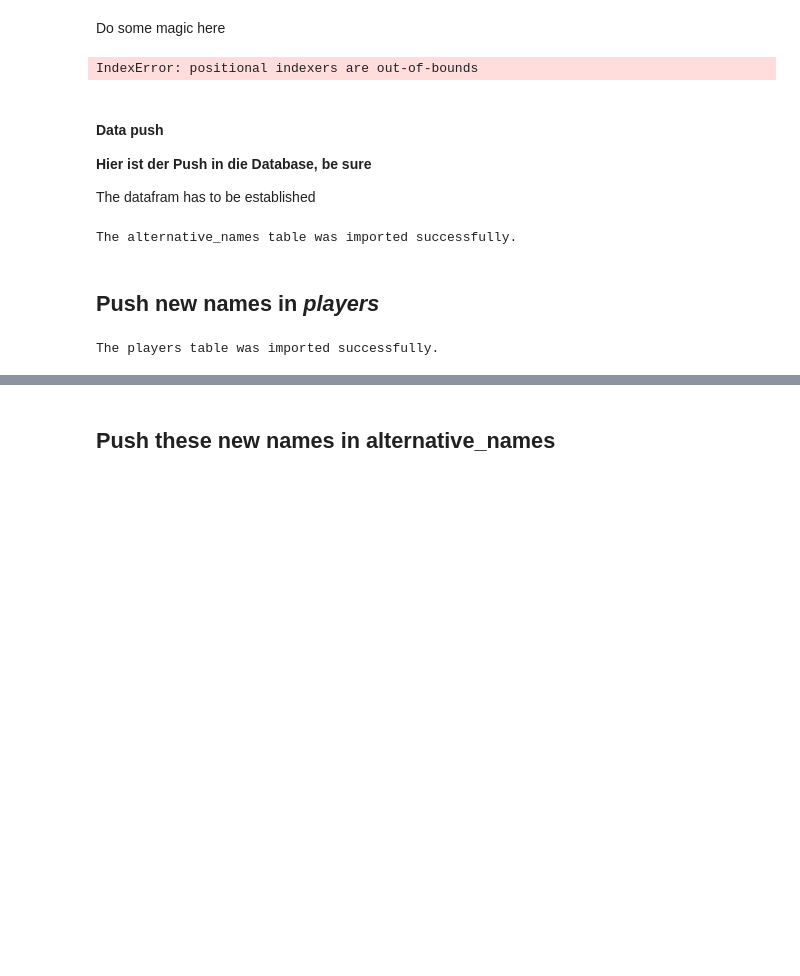
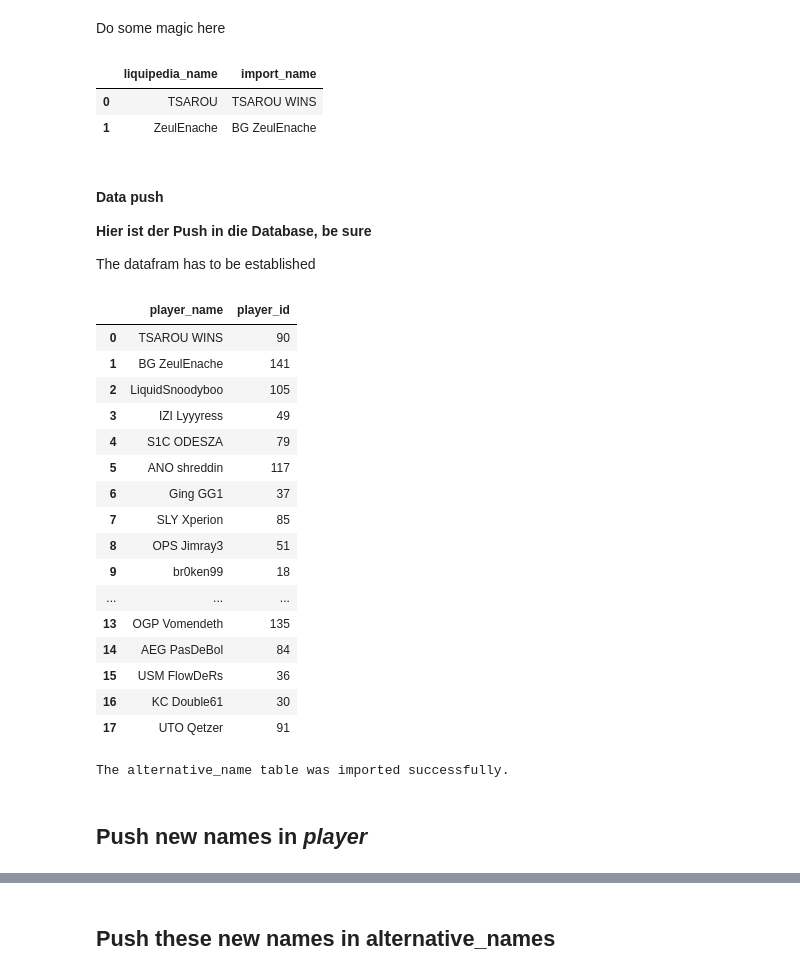
Before and after one commit to Numb2r3/tft_Tables, a Jupyter notebook: files_manipulation/player_list.ipynb, the cells around one changed output, grey strips where cells are left out. Saved outputs shown, nothing was run; the diff lists cells and outputs as text; code cells hidden in the pictures; blank space fills up the shorter version.

```diff
--- a/files_manipulation/player_list.ipynb
+++ b/files_manipulation/player_list.ipynb
@@ -118,11 +145,13 @@ df_similar_names
 # %% [markdown]
 Do some magic here
 # %%
-df_similar_names = df_similar_names.iloc[[0,1]]
+df_similar_name = df_similar_name.iloc[[0,1]]
 
-df_similar_names
+df_similar_name
 # %% [output]
-IndexError: positional indexers are out-of-bounds
+|  | liquipedia_name | import_name |
+| 0 | TSAROU | TSAROU WINS |
+| 1 | ZeulEnache | BG ZeulEnache |
 # %% [markdown]
 #### Data push
 **Hier ist der Push in die Database, be sure**
@@ -130,14 +159,31 @@ IndexError: positional indexers are out-of-bounds
 The datafram has to be established
 # %%
 ## ACHTUNG é ist das selbe wie e
-df_similar_names_push = pd.merge(
-                                df_similar_names,df_liquipedia_names[['liquipedia_name','player_id']], how='left',
+df_similar_name_push = pd.merge(
+                                df_similar_name,df_liquipedia_name[['liquipedia_name','player_id']], how='left',
                                 left_on= 'liquipedia_name', right_on='liquipedia_name').drop(columns=['liquipedia_name'])
-
-
-df_player_import = player_import.copy()
-df_player_import['name_lower'] = df_player_import['import_name'].apply(lambda x : x.lower())
-df_player_import = df_player_import.drop_duplicates(subset=['name_lower'])
-df_similar_names_push = (pd.merge(df_similar_names_push,df_player_import,how='left', left_on='import_name',right_on='name_lower')
-                         .drop(columns=['import_name_x','name_lower'])
-                         .rename(columns={'import_name_y': 'player_name'}))
+# %%
+#df_player_import['name_lower'] = df_player_import['import_name'].apply(lambda x : x.lower())
+
+df_similar_name_push = (pd.merge(df_similar_name_push,df_player_import,how='left', left_on='import_name',right_on='import_name')
+                        .rename(columns={'import_name': 'player_name'}))
+# %%
+df_similar_name_push
+# %% [output]
+|  | player_name | player_id |
+| 0 | TSAROU WINS | 90 |
+| 1 | BG ZeulEnache | 141 |
+| 2 | LiquidSnoodyboo | 105 |
+| 3 | IZI Lyyyress | 49 |
+| 4 | S1C ODESZA | 79 |
+| 5 | ANO shreddin | 117 |
+| 6 | Ging GG1 | 37 |
+| 7 | SLY Xperion | 85 |
+| 8 | OPS Jimray3 | 51 |
+| 9 | br0ken99 | 18 |
+| ... | ... | ... |
+| 13 | OGP Vomendeth | 135 |
+| 14 | AEG PasDeBol | 84 |
+| 15 | USM FlowDeRs | 36 |
+| 16 | KC Double61 | 30 |
+| 17 | UTO Qetzer | 91 |
@@ -144,7 +193,7 @@ df_similar_names_push = (pd.merge(df_similar_names_push,df_player_import,how='le
 # %%
-sql_int.push_to_database(df_similar_names_push,'alternative_names',sql_int.get_engine_alchemy(),'tft_tables')
+sql_int.push_to_database(df_similar_name_push,'alternative_name',sql_int.get_engine_alchemy(),schema)
 # %% [output]
-The alternative_names table was imported successfully.
+The alternative_name table was imported successfully.
 # %% [markdown]
-## Push new names in *players*
+## Push new names in *player*
 # %%
@@ -158,5 +206,0 @@ new_players_push = (pd.merge(df_new_players['import_name'], df_player_import, ho
-# %%
-
-sql_int.push_to_database(new_players_push,'players',sql_int.get_engine_alchemy(),'tft_tables')
-# %% [output]
-The players table was imported successfully.
```
Also changed, not shown: parts of 22 cells of this notebook, 5 other files.
